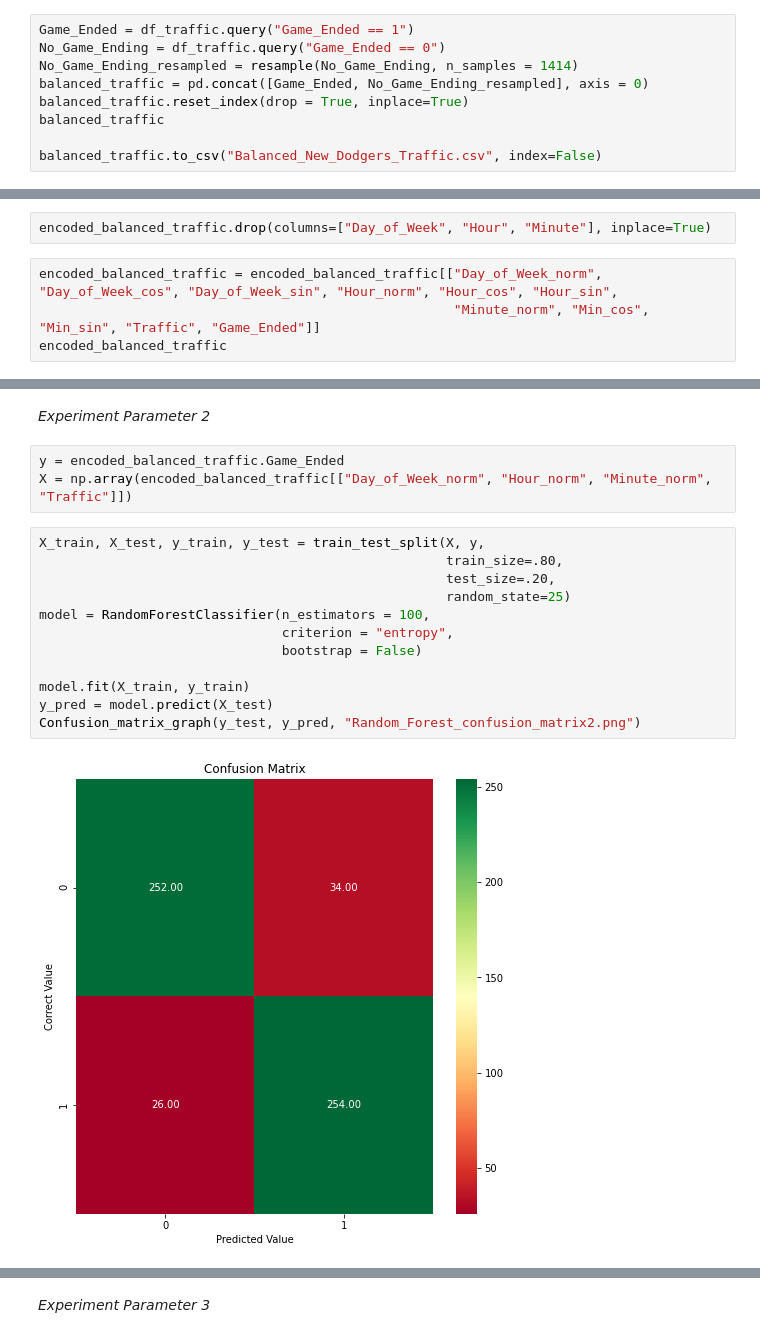
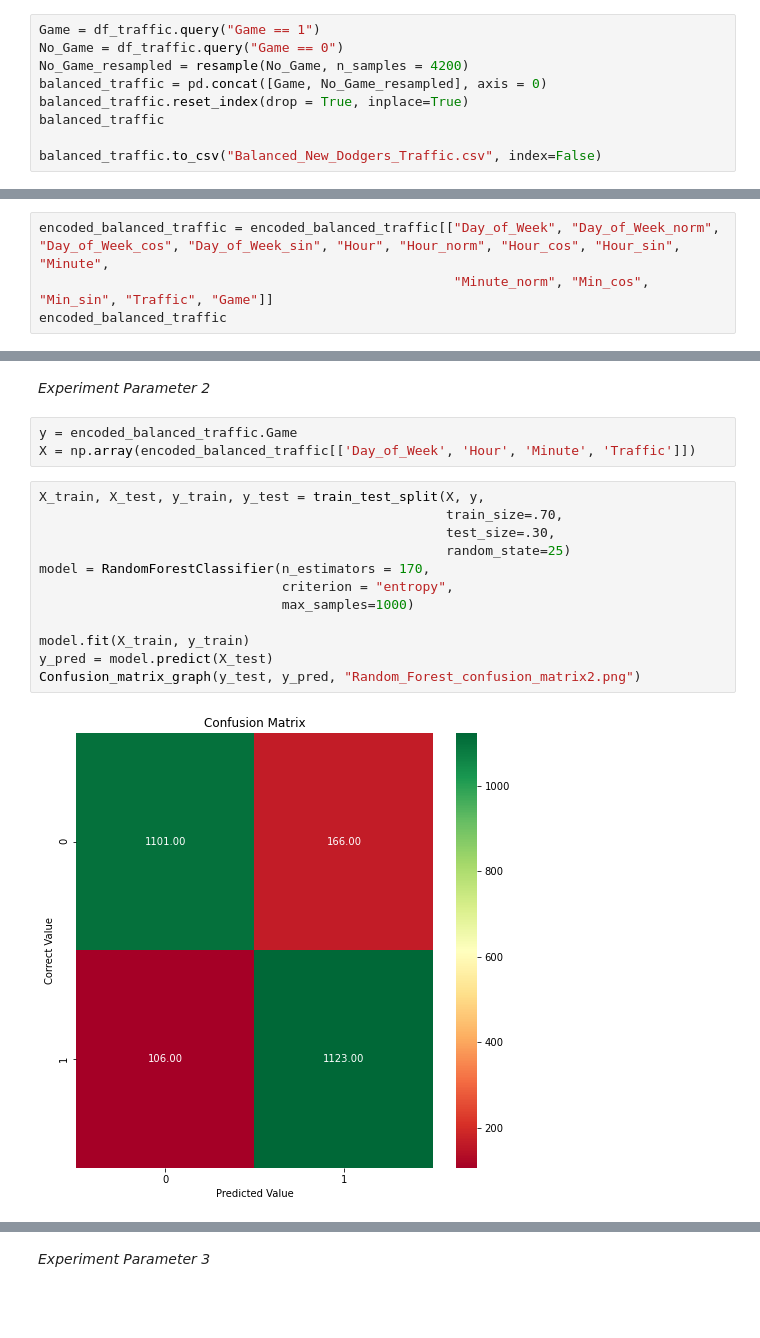
Before and after one commit to nromano2/DS160_Final_Project_NVR_TMM, a Jupyter notebook: DS160_Final_Project_NVR_TMM.ipynb, the cells around one changed output, grey strips where cells are left out. Drawn from its saved outputs; the diff is of its cells as text; blank space fills up the shorter version.

```diff
--- a/DS160_Final_Project_NVR_TMM.ipynb
+++ b/DS160_Final_Project_NVR_TMM.ipynb
@@ -465,8 +432,8 @@ Due to this drastic difference in the number of entries that occur around when a
 # %%
-Game_Ended = df_traffic.query("Game_Ended == 1")
-No_Game_Ending = df_traffic.query("Game_Ended == 0")
-No_Game_Ending_resampled = resample(No_Game_Ending, n_samples = 1414)
-balanced_traffic = pd.concat([Game_Ended, No_Game_Ending_resampled], axis = 0)
+Game = df_traffic.query("Game == 1")
+No_Game = df_traffic.query("Game == 0")
+No_Game_resampled = resample(No_Game, n_samples = 4200)
+balanced_traffic = pd.concat([Game, No_Game_resampled], axis = 0)
 balanced_traffic.reset_index(drop = True, inplace=True)
 balanced_traffic
 
@@ -699,7 +670,5 @@ encoded_balanced_traffic
-# %%
-encoded_balanced_traffic.drop(columns=["Day_of_Week", "Hour", "Minute"], inplace=True)
 # %%
-encoded_balanced_traffic = encoded_balanced_traffic[["Day_of_Week_norm", "Day_of_Week_cos", "Day_of_Week_sin", "Hour_norm", "Hour_cos", "Hour_sin",
-                                                     "Minute_norm", "Min_cos", "Min_sin", "Traffic", "Game_Ended"]]
+encoded_balanced_traffic = encoded_balanced_traffic[["Day_of_Week", "Day_of_Week_norm", "Day_of_Week_cos", "Day_of_Week_sin", "Hour", "Hour_norm", "Hour_cos", "Hour_sin", "Minute",
+                                                     "Minute_norm", "Min_cos", "Min_sin", "Traffic", "Game"]]
 encoded_balanced_traffic
 # %% [output]
@@ -869,22 +840,22 @@ weighted avg       0.90      0.90      0.90       566
 # %% [markdown]
 *Experiment Parameter 2*
-# %%
-y = encoded_balanced_traffic.Game_Ended
-X = np.array(encoded_balanced_traffic[["Day_of_Week_norm", "Hour_norm", "Minute_norm", "Traffic"]])
+# %%
+y = encoded_balanced_traffic.Game
+X = np.array(encoded_balanced_traffic[['Day_of_Week', 'Hour', 'Minute', 'Traffic']])
 # %%
 X_train, X_test, y_train, y_test = train_test_split(X, y,
-                                                    train_size=.80,
-                                                    test_size=.20,
+                                                    train_size=.70,
+                                                    test_size=.30,
                                                     random_state=25)
-model = RandomForestClassifier(n_estimators = 100,
+model = RandomForestClassifier(n_estimators = 170,
                                criterion = "entropy",
-                               bootstrap = False)
+                               max_samples=1000)
 
 model.fit(X_train, y_train)
 y_pred = model.predict(X_test)
 Confusion_matrix_graph(y_test, y_pred, "Random_Forest_confusion_matrix2.png")
 # %% [output]
-[figure, old version]
+[figure, new version]
 # %%
 print(classification_report(y_test, y_pred))
 # %% [output]
```
Also changed, not shown: parts of 79 cells of this notebook.
